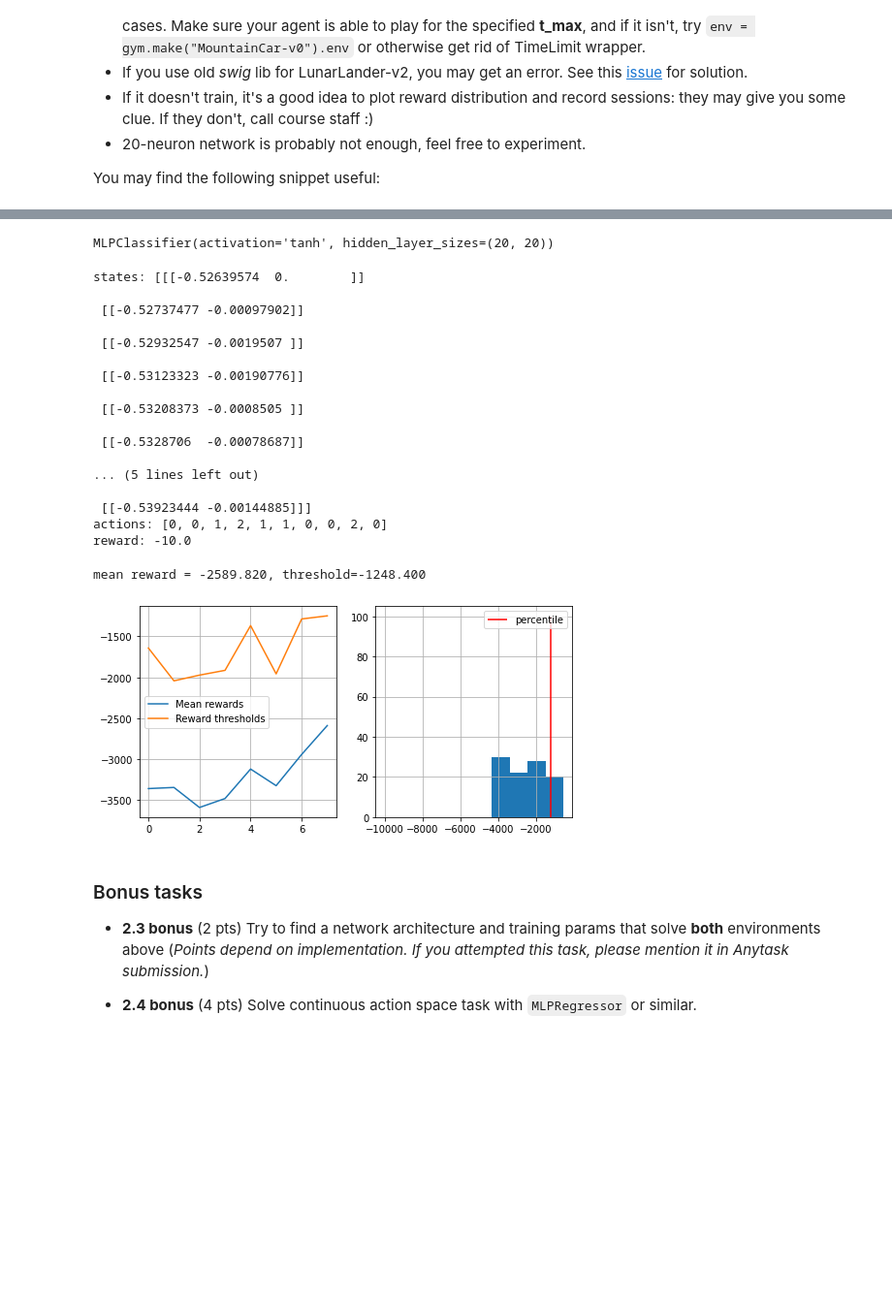
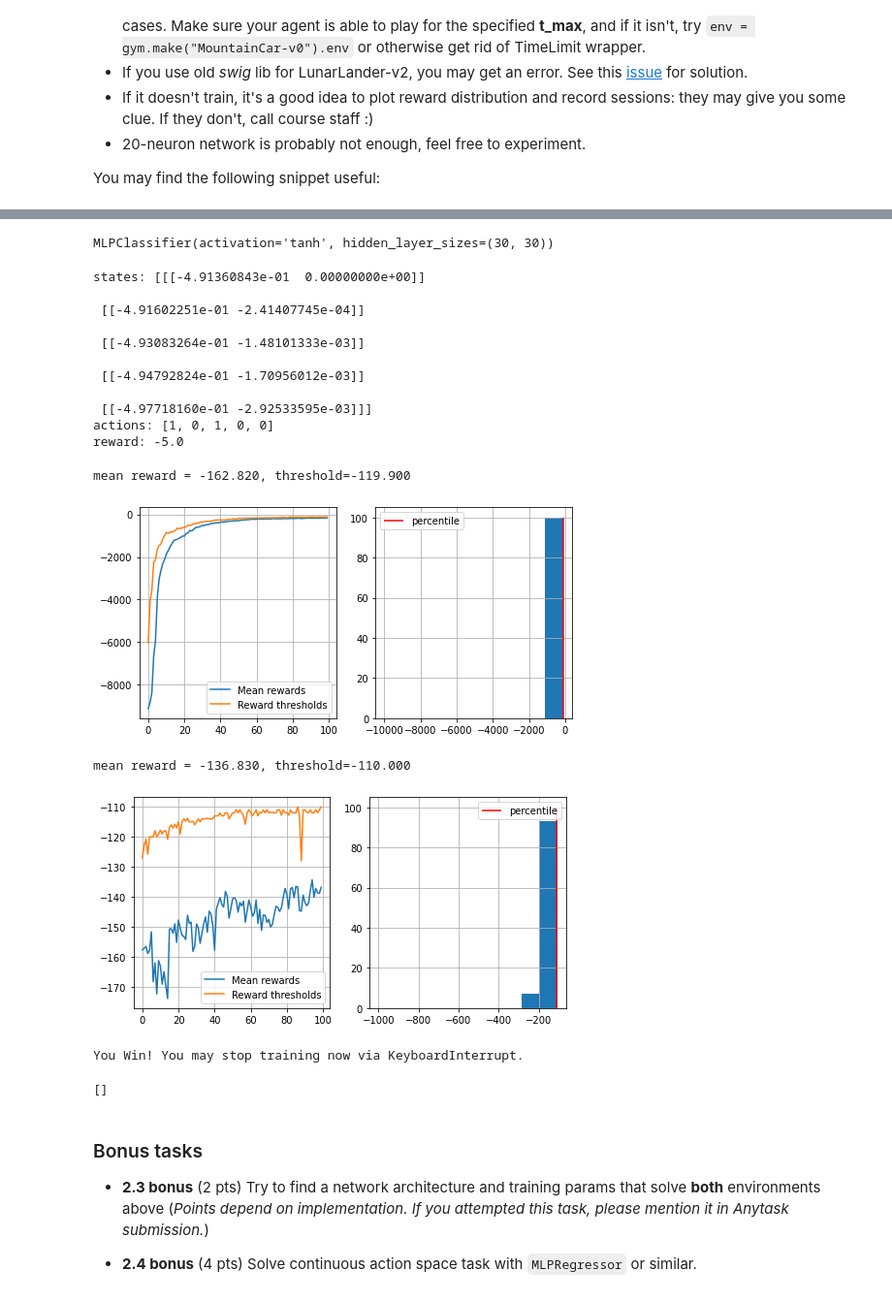
Before and after one commit to ivan-shargin/Practical_RL, a Jupyter notebook: week01_intro/deep_crossentropy_method.ipynb, the cells around one changed output, grey strips where cells are left out. Shown at 97% size. Cells and saved outputs as stored; diff of their text form; code cells hidden in the pictures; blank space fills up the shorter version.

```diff
--- a/week01_intro/deep_crossentropy_method.ipynb
+++ b/week01_intro/deep_crossentropy_method.ipynb
@@ -343,36 +351,30 @@ n_actions = 3
 # %%
 agent = MLPClassifier(
-    hidden_layer_sizes=(10, 10),
+    hidden_layer_sizes=(30, 30),
     activation='tanh',
 )
 
 # initialize agent to the dimension of state space and number of actions
 agent.partial_fit([env.reset()] * n_actions, range(n_actions), range(n_actions))
 # %% [output]
-MLPClassifier(activation='tanh', hidden_layer_sizes=(20, 20))
+MLPClassifier(activation='tanh', hidden_layer_sizes=(30, 30))
 # %%
-dummy_states, dummy_actions, dummy_reward = generate_session(env, agent, t_max=10)
+dummy_states, dummy_actions, dummy_reward = generate_session(env, agent, t_max=5)
 print("states:", np.stack(dummy_states))
 print("actions:", dummy_actions)
 print("reward:", dummy_reward)
 # %% [output]
-states: [[[-0.52639574  0.        ]]
+states: [[[-4.91360843e-01  0.00000000e+00]]
 
- [[-0.52737477 -0.00097902]]
+ [[-4.91602251e-01 -2.41407745e-04]]
 
- [[-0.52932547 -0.0019507 ]]
+ [[-4.93083264e-01 -1.48101333e-03]]
 
- [[-0.53123323 -0.00190776]]
+ [[-4.94792824e-01 -1.70956012e-03]]
 
- [[-0.53208373 -0.0008505 ]]
-
- [[-0.5328706  -0.00078687]]
-
-... (5 lines left out)
-
- [[-0.53923444 -0.00144885]]]
-actions: [0, 0, 1, 2, 1, 1, 0, 0, 2, 0]
-reward: -10.0
+ [[-4.97718160e-01 -2.92533595e-03]]]
+actions: [1, 0, 1, 0, 0]
+reward: -5.0
 # %%
 def select_elites(states_batch, actions_batch, rewards_batch, percentile=50):
     """
@@ -390,7 +392,8 @@ def select_elites(states_batch, actions_batch, rewards_batch, percentile=50):
     (they will become different later).
     """
 
-    size = len(rewards_batch)
+    size = rewards_batch.shape[0]
+    print(size)
     reward_threshold = np.percentile(rewards_batch, percentile)
 
     elite_states = []
@@ -405,32 +408,58 @@ def select_elites(states_batch, actions_batch, rewards_batch, percentile=50):
 
     elite_states = np.array(elite_states)
     shape = elite_states.shape
+    print(shape)
     elite_states = elite_states.reshape((shape[0], shape[2]))
     return elite_states, np.array(elite_actions)
 # %%
 n_sessions = 100
 percentile = 90
 log = []
 
 for i in range(100):
     # generate new sessions
-    sessions = [generate_session(env, agent, t_max=4000) for _ in range(n_sessions)]
+    sessions = [generate_session(env, agent, t_max=10000) for _ in range(n_sessions)]
 
     states_batch, actions_batch, rewards_batch = map(np.array, zip(*sessions))
 
     elite_states, elite_actions = select_elites(states_batch, actions_batch, rewards_batch, percentile)
 
     #YOUR CODE: partial_fit agent to predict elite_actions(y) from elite_states(X)
     agent.partial_fit(elite_states, elite_actions)
     show_progress(rewards_batch, log, percentile, reward_range=[-10000, np.max(rewards_batch)])
 
     if np.mean(rewards_batch) > -150:
         print("You Win! You may stop training now via KeyboardInterrupt.")
 # %% [output]
-mean reward = -2589.820, threshold=-1248.400
+mean reward = -162.820, threshold=-119.900
-[figure, old version]
+[figure, new version]
+# %%
+n_sessions = 100
+percentile = 80
+log = []
+
+for i in range(100):
+    # generate new sessions
+    sessions = [generate_session(env, agent, t_max=1000) for _ in range(n_sessions)]
+
+    states_batch, actions_batch, rewards_batch = map(np.array, zip(*sessions))
+
+    elite_states, elite_actions = select_elites(states_batch, actions_batch, rewards_batch, percentile)
+
+    #YOUR CODE: partial_fit agent to predict elite_actions(y) from elite_states(X)
+    agent.partial_fit(elite_states, elite_actions)
+    show_progress(rewards_batch, log, percentile, reward_range=[-1000, np.max(rewards_batch)])
+
+    if np.mean(rewards_batch) > -150:
+        print("You Win! You may stop training now via KeyboardInterrupt.")
+# %% [output]
+mean reward = -136.830, threshold=-110.000
+[figure, added]
+You Win! You may stop training now via KeyboardInterrupt.
 # %%
-print(states_batch)
+print(elite_states)
+# %% [output]
+[]
 # %% [markdown]
 ### Bonus tasks
 
```
Also changed, not shown: parts of 5 cells of this notebook.
